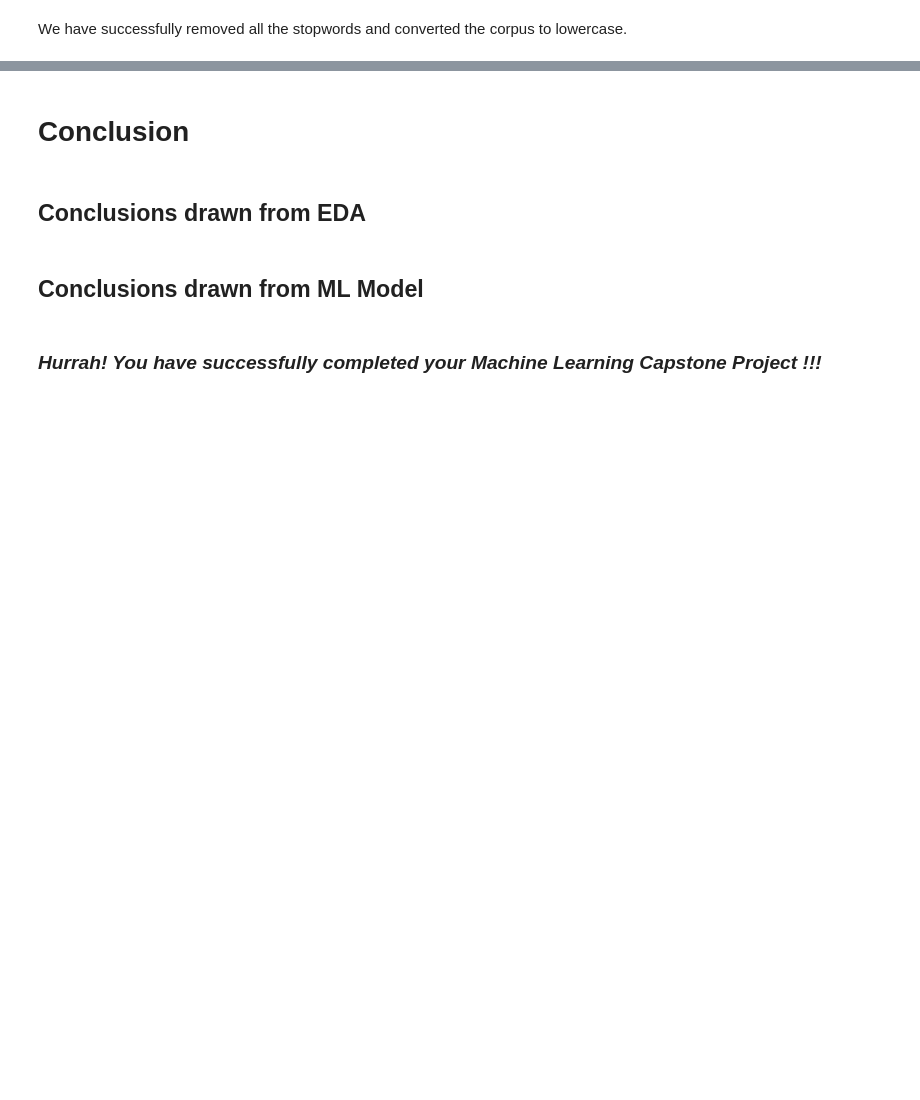
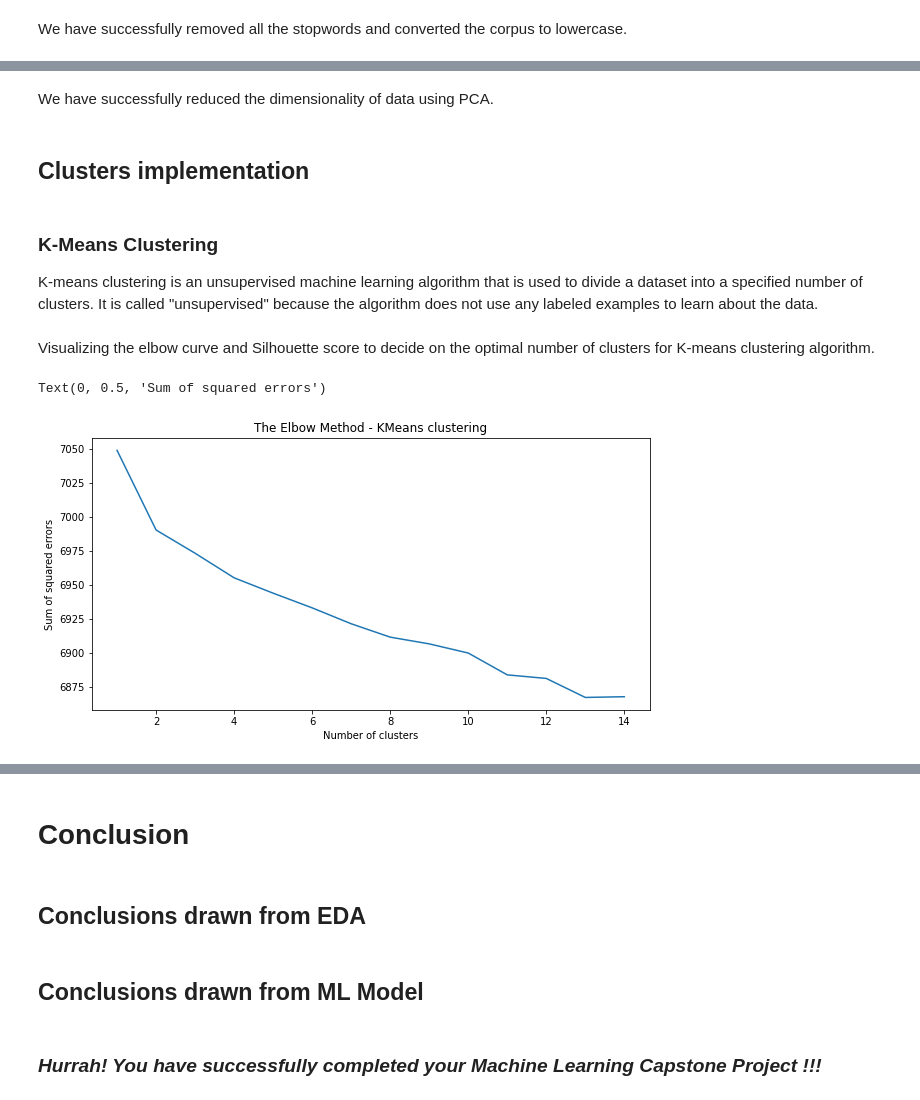
Before and after one commit to manjirikulkarni03/NETFLIX-MOVIES-AND-TV-SHOWS-CLUSTERING, a Jupyter notebook: INDIVIDUAL_NETFLIX_MOVIES_AND_TV_SHOWS_CLUSTERING.ipynb, the cells around one changed output, grey strips where cells are left out. Saved outputs shown, nothing was run; the diff lists cells and outputs as text; code cells hidden in the pictures; blank space fills up the shorter version.

```diff
--- a/INDIVIDUAL_NETFLIX_MOVIES_AND_TV_SHOWS_CLUSTERING.ipynb
+++ b/INDIVIDUAL_NETFLIX_MOVIES_AND_TV_SHOWS_CLUSTERING.ipynb
@@ -1352,0 +916,31 @@ Answer Here.
+# %% [markdown]
+We have successfully reduced the dimensionality of data using PCA.
+# %% [markdown]
+##  **Clusters implementation**
+# %% [markdown]
+###  K-Means Clustering
+
+K-means clustering is an unsupervised machine learning algorithm that is used to divide a dataset into a specified number of clusters. It is called "unsupervised" because the algorithm does not use any labeled examples to learn about the data.
+# %% [markdown]
+Visualizing the elbow curve and Silhouette score to decide on the optimal number of clusters for K-means clustering algorithm.
+# %%
+# Elbow method to find the optimal value of k
+SSE=[]
+for i in range(1,15):
+  # Initialize the k-means model with the current value of i
+  kmeans = KMeans(n_clusters=i,init='k-means++',random_state=0)
+  # Fit the model to the data
+  kmeans.fit(X)
+  # Compute the sum of squared errors for the model
+  SSE.append(kmeans.inertia_)
+
+# Plot the value of SSE
+number_clusters = range(1,15)
+plt.figure(figsize=(10,5))
+plt.plot(number_clusters,SSE)
+plt.title('The Elbow Method - KMeans clustering')
+plt.xlabel('Number of clusters')
+plt.ylabel('Sum of squared errors')
+# %% [output]
+Text(0, 0.5, 'Sum of squared errors')
+[figure, added]
```
Also changed, not shown: parts of 243 cells of this notebook.
